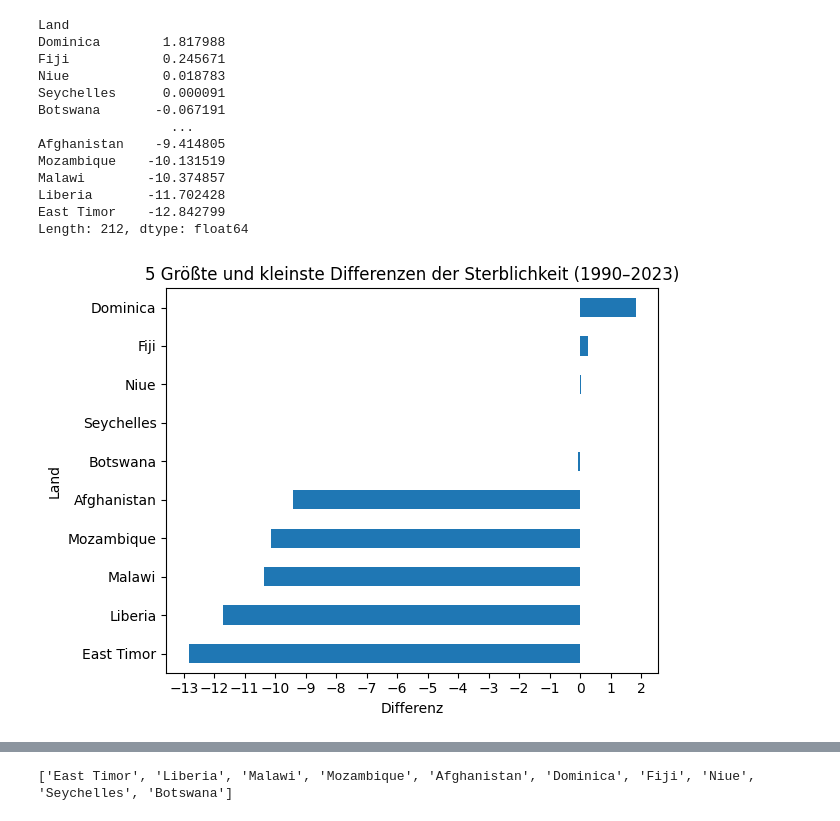
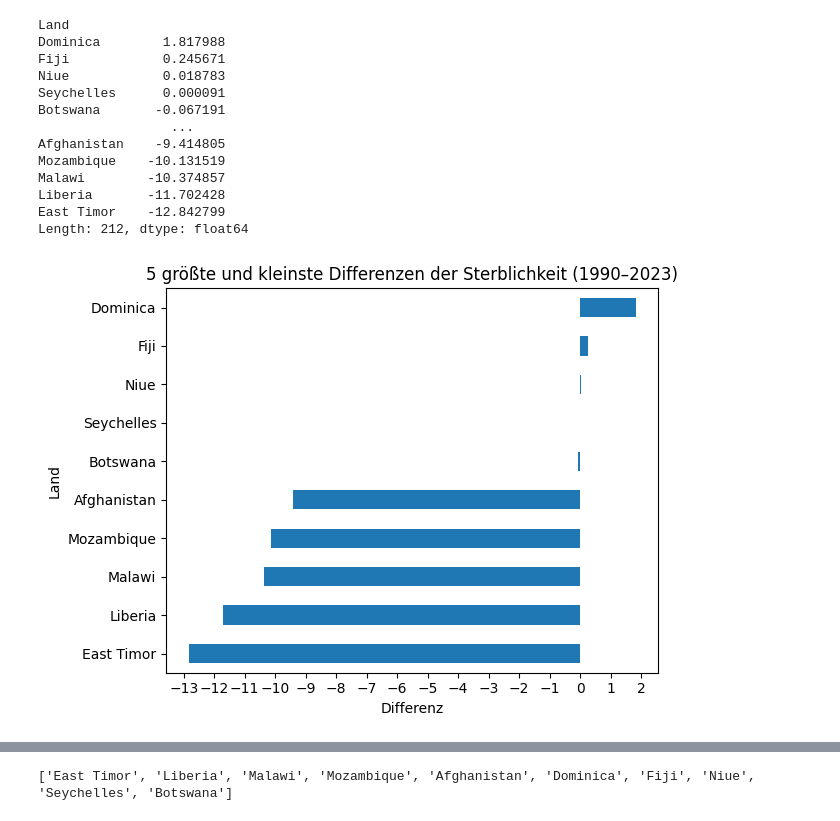
Before and after one commit to jemelie427/Leistungsnachweis-GitHub, a Jupyter notebook: Leistungsnachweis_Python_Säuglingssterblichkeit.ipynb, the cells around one changed output, grey strips where cells are left out. Cells and saved outputs as stored; diff of their text form; code cells hidden in the pictures.

```diff
--- a/Leistungsnachweis_Python_Säuglingssterblichkeit.ipynb
+++ b/Leistungsnachweis_Python_Säuglingssterblichkeit.ipynb
@@ -226,28 +226,28 @@ Length: 212, dtype: float64
 # %%
 
 import numpy as np
 import matplotlib.pyplot as plt
 
 worst_5 = diffs.nsmallest(5)
 best_5  = diffs.nlargest(5)
 
 extreme_10 = pd.concat([worst_5, best_5])
 
 ax = extreme_10.sort_values().plot(
     kind="barh",
     width=0.5,
-    title="5 Größte und kleinste Differenzen der Sterblichkeit (1990–2023)",
+    title="5 größte und kleinste Differenzen der Sterblichkeit (1990–2023)",
     xlabel="Differenz",
     ylabel="Land"
 )
 
 xmin, xmax = ax.get_xlim()
 ax.set_xticks(np.arange(int(xmin), int(xmax) + 1, 1))
 
 plt.tight_layout()
 plt.show()
 # %% [output]
-[figure, old version]
+[figure, new version]
 # %%
 df_pivot= df.pivot(index="Jahr", columns="Land", values="Sterblichkeit").dropna().T
 df_pivot
```
Also changed, not shown: parts of 3 cells of this notebook.
